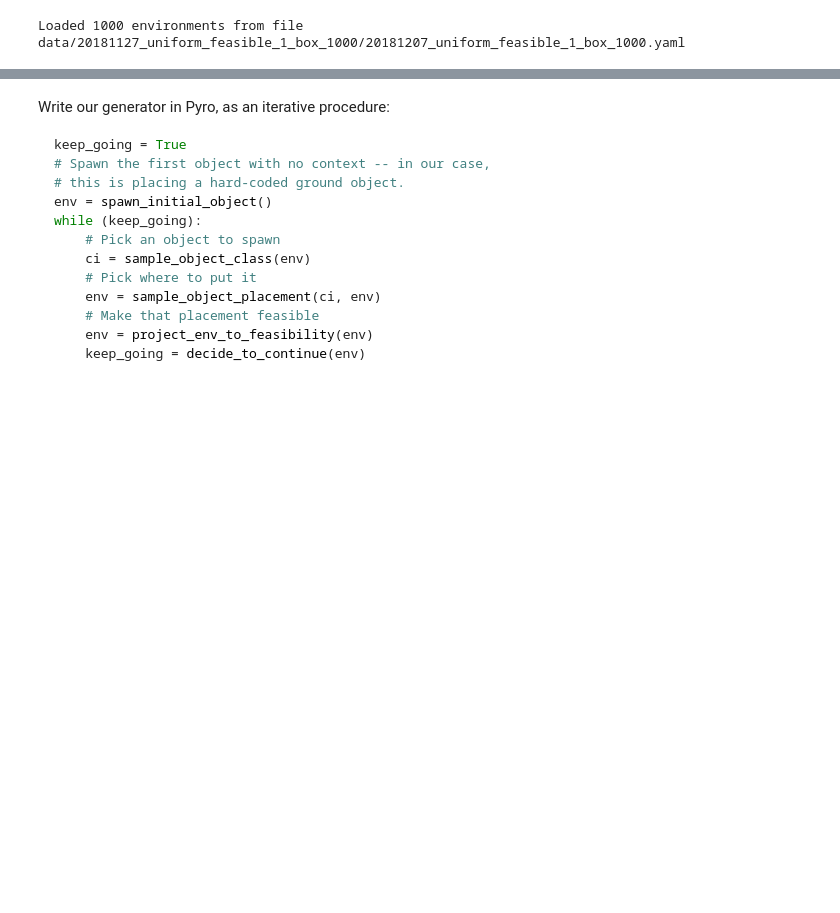
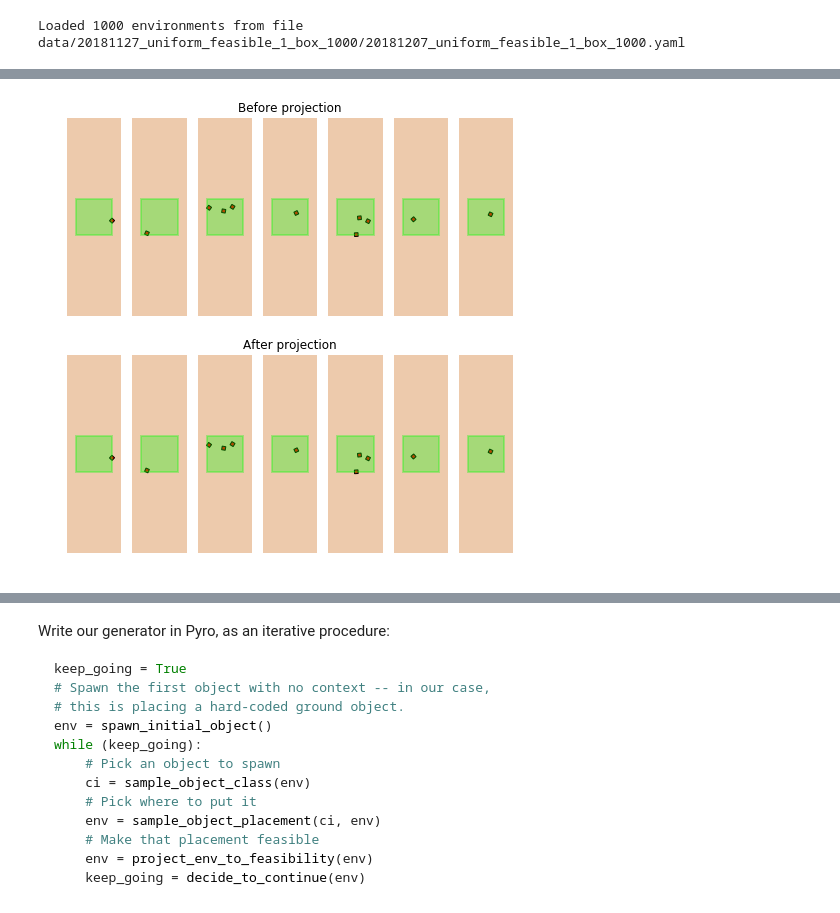
Before and after one commit to gizatt/scene_generation, a Jupyter notebook: 20181204 Planar Scene Arrangements Pyro, Single Object, Single Multivariate Normal, with Projections.ipynb, the cells around one changed output, grey strips where cells are left out. Cells and saved outputs as stored; diff of their text form; code cells hidden in the pictures; blank space fills up the shorter version.

```diff
--- a/20181204 Planar Scene Arrangements Pyro, Single Object, Single Multivariate Normal, with Projections.ipynb
+++ b/20181204 Planar Scene Arrangements Pyro, Single Object, Single Multivariate Normal, with Projections.ipynb
@@ -31,19 +31,3 @@ with open(DATA_FILE, "r") as f:
 environments = [environments[key] for key in environments.keys()]
 # %% [output]
 Loaded 1000 environments from file data/20181127_uniform_feasible_1_box_1000/20181207_uniform_feasible_1_box_1000.yaml
-# %%
-# Illustrate a few example scenes from the training set
-import generate_planar_scene_arrangements as psa_utils
-import differentiable_nlp as diff_nlp
-
-# Try out the projection stuff
-plt.figure()
-plt.subplot(2, 1, 1)
-rbt, q = psa_utils.build_rbt_from_summary(environments[0])
-psa_utils.draw_board_state(plt.gca(), rbt, q)
-plt.subplot(2, 1, 2)
-q_proj = diff_nlp.projectToFeasibilityWithIK(
-    rbt, q,
-    [diff_nlp.object_origins_within_bounds_constraint_constructor_factory(
-        np.zeros(3), np.ones(3))])
-psa_utils.draw_board_state(plt.gca(), rbt, q_proj)
@@ -52,0 +34,68 @@ AttributeError: 'pydrake.solvers.ik.MinDistanceConstraint' object has no attribu
+# %%
+# Illustrate a few example scenes from the training set
+import generate_planar_scene_arrangements as psa_utils
+import differentiable_nlp as diff_nlp
+from copy import deepcopy
+
+def draw_rbt(ax, rbt, q):
+    psa_utils.draw_board_state(ax, rbt, q)
+
+    patch = patches.Rectangle([0., 0.], 1., 1., fill=True, color=[0., 1., 0.],
+                              linestyle='solid', linewidth=2, alpha=0.3)
+    ax.add_patch(patch)
+
+def draw_environment(environment, ax):
+    rbt, q = psa_utils.build_rbt_from_summary(environment)
+    draw_rbt(ax, rbt, q)
+
+
+# Try out the projection stuff on examples that shouldn't project
+plt.figure().set_size_inches(8, 2)
+N = 7
+for k in range(N):
+    plt.subplot(2, N, 1+k)
+    env_i = deepcopy(environments[k+42])
+    rbt, q = psa_utils.build_rbt_from_summary(env_i)
+    draw_rbt(plt.gca(), rbt, q)
+    if k == np.floor(N/2):
+        plt.title("Before projection")
+    plt.subplot(2, N, 1+k+N)
+    q_proj, info, dqf_dq0 = diff_nlp.projectToFeasibilityWithIK(
+        rbt, q,
+        [diff_nlp.object_origins_within_bounds_constraint_constructor_factory(
+            np.zeros(3), np.ones(3))])
+    draw_rbt(plt.gca(), rbt, q_proj)
+    if k == np.floor(N/2):
+        plt.title("After projection")
+    #plt.tight_layout()
+
+# And random examples that will definitely need projection
+plt.figure().set_size_inches(8, 2)
+N = 7
+base_bad_env = {
+    "n_objects": 1,
+    "obj_0000": {
+        "class": "small_box",
+        "pose": np.array([0.5, 0.5, 0])
+    }
+}
+for k in range(N):
+    plt.subplot(2, N, 1+k)
+    env_i = deepcopy(base_bad_env)
+    ang = (float(k)/N)*np.pi*2.
+    env_i["obj_0000"]["pose"] += np.array([.75*np.cos(ang), .75*np.sin(ang), ang])
+    rbt, q = psa_utils.build_rbt_from_summary(env_i)
+    draw_rbt(plt.gca(), rbt, q)
+    if k == np.floor(N/2):
+        plt.title("Before projection")
+    plt.subplot(2, N, 1+k+N)
+    q_proj, info, dqf_dq0 = diff_nlp.projectToFeasibilityWithIK(
+        rbt, q,
+        [diff_nlp.object_origins_within_bounds_constraint_constructor_factory(
+            np.zeros(3), np.ones(3))])
+    draw_rbt(plt.gca(), rbt, q_proj)
+    if k == np.floor(N/2):
+        plt.title("After projection")
+    #plt.tight_layout()
+# %% [output]
+[figure, added]
```
Also changed, not shown: parts of 4 cells of this notebook, 1 other file.
